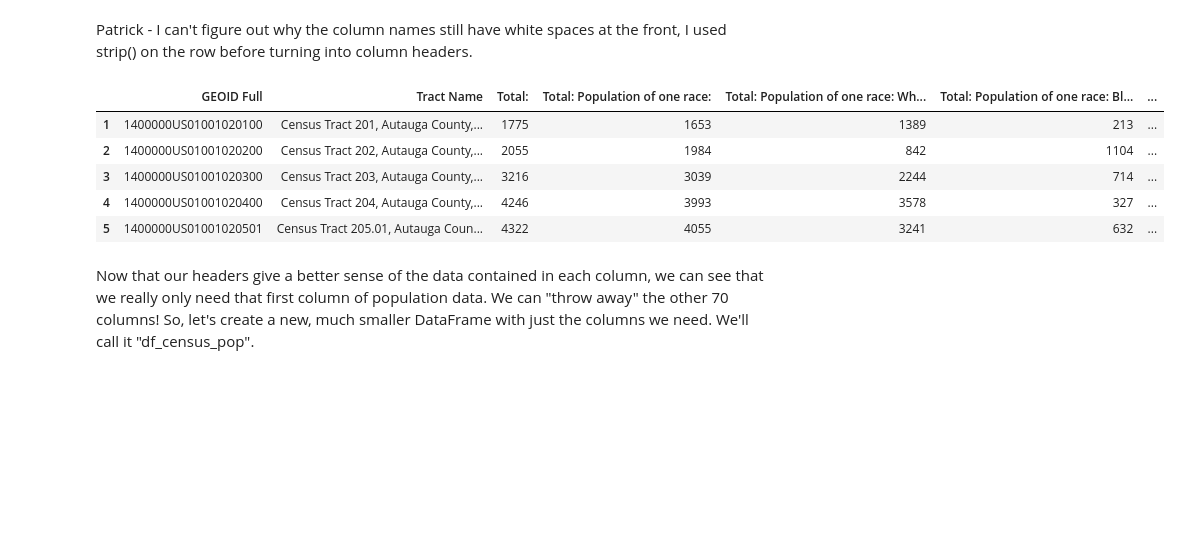
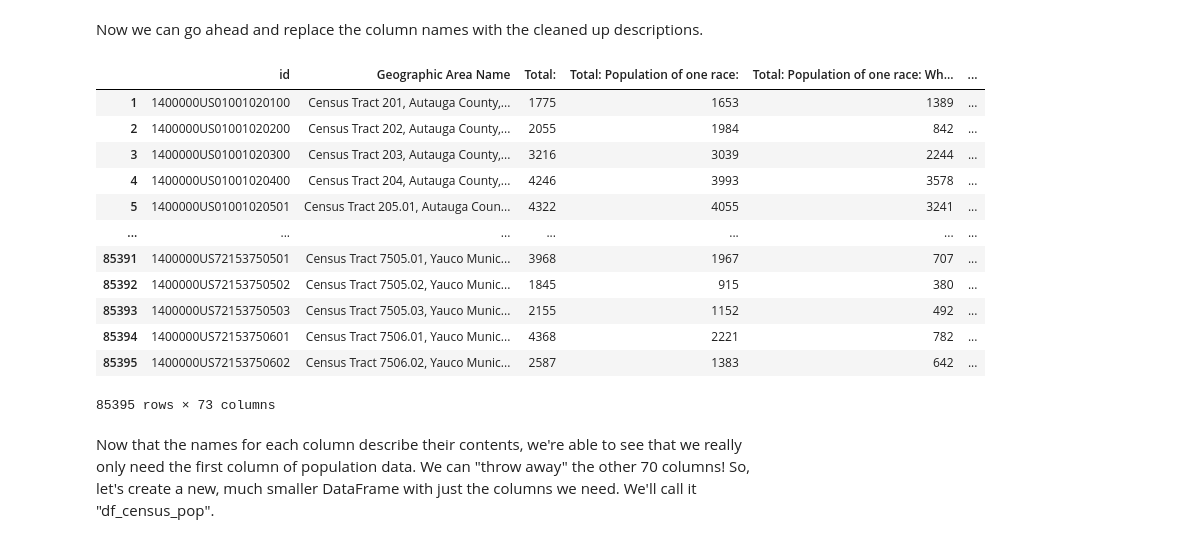
Before and after one commit to flanasonic/visualizing_population_density, a Jupyter notebook: notebooks/CensusCleaning.ipynb, the cells around one changed output. Cells and saved outputs as stored; diff of their text form; code cells hidden in the pictures; blank space fills up the shorter version.

Commit message:
Updated Census Cleaning notebook and Data Wrangling notes

```diff
--- a/notebooks/CensusCleaning.ipynb
+++ b/notebooks/CensusCleaning.ipynb
@@ -3,5 +0,0 @@ Before we can begin cleaning our data, we'll need to import the pandas library.
-# %%
-import pandas as pd
-pd.set_option('display.max_columns', None)
-pd.set_option('display.width', None)
-pd.set_option('display.max_colwidth', None)
@@ -13 +16,28 @@ df_census = pd.read_csv(file_census, low_memory=False, compression='gzip')
+# %%
+# data files are stored compressed to save time and space
+import tarfile
+import pandas as pd
+
+# 32mb+ of census data saved in a 4.7mb archive
+census_data_archive = "../data_archive/census_data_2022_03_01.tgz"
+
+# 17mb of GIS data saved in a 2.4mb archive
+gis_file = "2020_Gaz_tracts_national.gz"
+
+# This is the US Census file with population data we will extract
+census_2020_file = "DECENNIALPL2020.P1_data_with_overlays_2021-12-02T121459.csv"
+
+# This extracts a DataFrame from a tgz archived file
+def extract_from_tgz(filename):
+    with tarfile.open(filename) as tf:
+        for file in tf.getmembers():
+            if file.name == census_2020_file:
+                data = tf.extractfile(file)
+                return pd.read_csv(data, low_memory=False)
+
+df_census = extract_from_tgz(census_data_archive)
+
+# change some options that determine how much data is displayed in the notebook
+pd.set_option('display.width', None)
+pd.set_option('display.max_colwidth', None)
 # %% [markdown]
@@ -43,21 +66,23 @@ df_census.head()
-# %% [markdown]
-Patrick - I can't figure out why the column names still have white spaces at the front, I used strip() on the row before turning into column headers.
+# %% [markdown]
+Now we can go ahead and replace the column names with the cleaned up descriptions.
 # %%
 df_census.columns = df_census.iloc[0]
 df_census = df_census.drop(0)
-df_census.rename(columns={
-    'id': 'GEOID Full',
-    'Geographic Area Name': 'Tract Name',
-    '  Total:': 'Population'},
-    inplace=True)
-df_census.head()
+df_census
 # %% [output]
-|  | GEOID Full | Tract Name | Total: | Total: Population of one race: | Total: Population of one race: Wh... | Total: Population of one race: Bl... | ... |
-| 1 | 1400000US01001020100 | Census Tract 201, Autauga County,... | 1775 | 1653 | 1389 | 213 | ... |
-| 2 | 1400000US01001020200 | Census Tract 202, Autauga County,... | 2055 | 1984 | 842 | 1104 | ... |
-| 3 | 1400000US01001020300 | Census Tract 203, Autauga County,... | 3216 | 3039 | 2244 | 714 | ... |
-| 4 | 1400000US01001020400 | Census Tract 204, Autauga County,... | 4246 | 3993 | 3578 | 327 | ... |
-| 5 | 1400000US01001020501 | Census Tract 205.01, Autauga Coun... | 4322 | 4055 | 3241 | 632 | ... |
+|  | id | Geographic Area Name | Total: | Total: Population of one race: | Total: Population of one race: Wh... | ... |
+| 1 | 1400000US01001020100 | Census Tract 201, Autauga County,... | 1775 | 1653 | 1389 | ... |
+| 2 | 1400000US01001020200 | Census Tract 202, Autauga County,... | 2055 | 1984 | 842 | ... |
+| 3 | 1400000US01001020300 | Census Tract 203, Autauga County,... | 3216 | 3039 | 2244 | ... |
+| 4 | 1400000US01001020400 | Census Tract 204, Autauga County,... | 4246 | 3993 | 3578 | ... |
+| 5 | 1400000US01001020501 | Census Tract 205.01, Autauga Coun... | 4322 | 4055 | 3241 | ... |
+| ... | ... | ... | ... | ... | ... | ... |
+| 85391 | 1400000US72153750501 | Census Tract 7505.01, Yauco Munic... | 3968 | 1967 | 707 | ... |
+| 85392 | 1400000US72153750502 | Census Tract 7505.02, Yauco Munic... | 1845 | 915 | 380 | ... |
+| 85393 | 1400000US72153750503 | Census Tract 7505.03, Yauco Munic... | 2155 | 1152 | 492 | ... |
+| 85394 | 1400000US72153750601 | Census Tract 7506.01, Yauco Munic... | 4368 | 2221 | 782 | ... |
+| 85395 | 1400000US72153750602 | Census Tract 7506.02, Yauco Munic... | 2587 | 1383 | 642 | ... |
+85395 rows × 73 columns
 # %% [markdown]
-Now that our headers give a better sense of the data contained in each column, we can see that we really only need that first column of population data. We can "throw away" the other 70 columns! So, let's create a new, much smaller DataFrame with just the columns we need. We'll call it "df_census_pop".
+Now that the names for each column describe their contents, we're able to see that we really only need the first column of population data. We can "throw away" the other 70 columns! So, let's create a new, much smaller DataFrame with just the columns we need. We'll call it "df_census_pop".
 # %%
```
Also changed, not shown: parts of 39 cells of this notebook, 5 other files.
